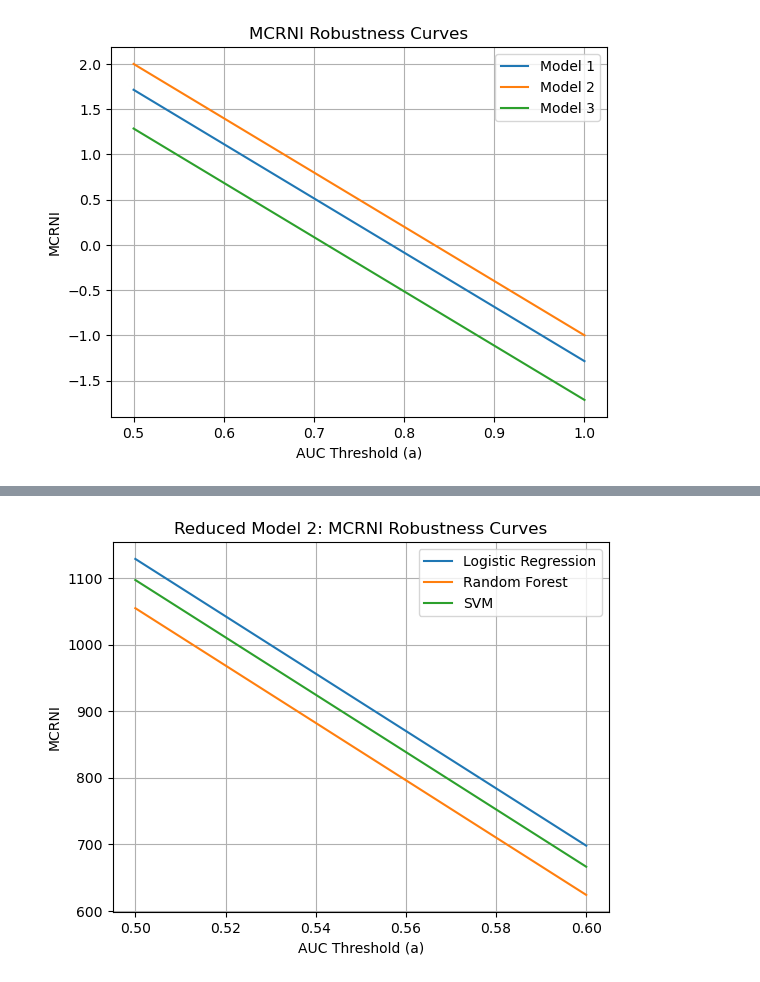
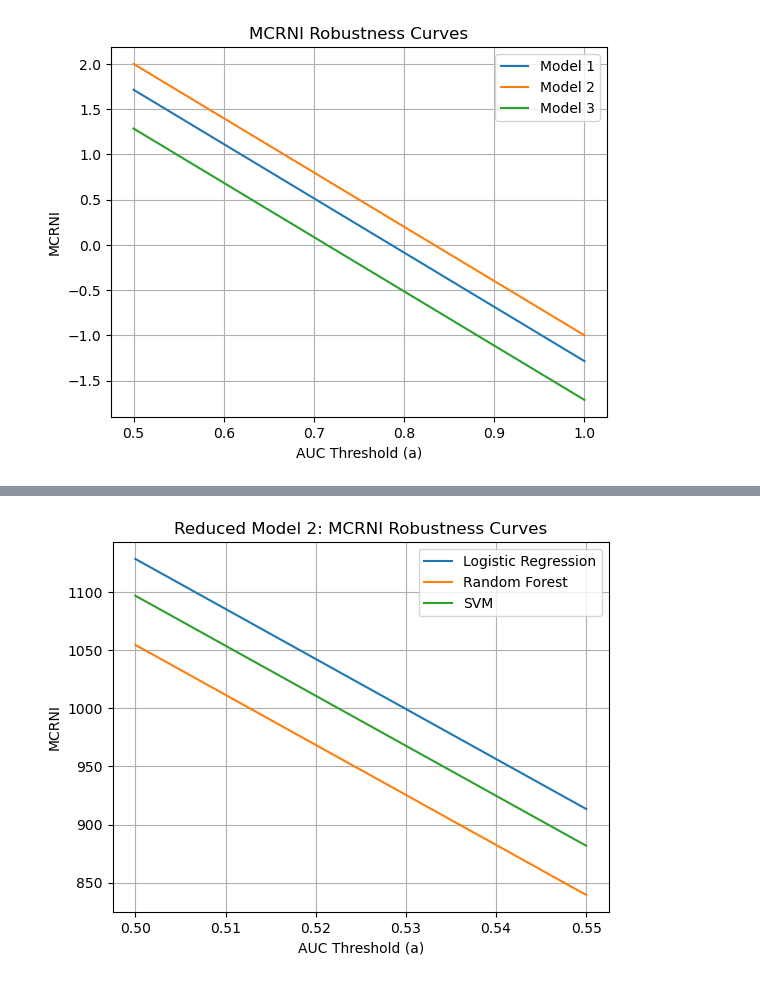
Before and after one commit to ShimengDai/MCRNI_code, a Jupyter notebook: mcrni/test_plot.ipynb, the cells around one changed output, grey strips where cells are left out. Saved outputs shown, nothing was run; the diff lists cells and outputs as text; code cells hidden in the pictures.

```diff
--- a/mcrni/test_plot.ipynb
+++ b/mcrni/test_plot.ipynb
@@ -101,27 +101,27 @@ add_mcrni_curve(ax, arr3, auc_grid, "SVM")
 # %%
 df = pd.read_csv("/Users/shimengdai/Dropbox/Michigan State/Papers/MCRNI/MCRNI_code/mcrni/input_data/predictions_wide_without2.csv")
 
 y_true = df["dropout"]
 
 arr_log = df["pred_logreg_proba"]
 
 arr2_rf = df["pred_rf_proba"]
 
 arr3_svm = df["pred_svm_proba"]
 
 model1 = MCRNI(y_true, arr_log)
 model2 = MCRNI(y_true, arr2_rf)
 model3 = MCRNI(y_true, arr3_svm)
 
 
-auc_grid = np.linspace(0.5, 0.6, 50)
+auc_grid = np.linspace(0.5, 0.55, 50)
 # print(auc_grid)
 arr1 = compute_mcrni_array(model1, auc_grid)
 arr2 = compute_mcrni_array(model2, auc_grid)
 arr3 = compute_mcrni_array(model3, auc_grid)
 
 fig, ax = init_mcrni_plot( arr1, auc_grid, label = "Logistic Regression", title = "Reduced Model 2: MCRNI Robustness Curves")
 add_mcrni_curve(ax, arr2, auc_grid, "Random Forest")
 add_mcrni_curve(ax, arr3, auc_grid, "SVM")
 # %% [output]
-[figure, old version]
+[figure, new version]
```
Also changed, not shown: parts of 2 cells of this notebook, 1 other file.
